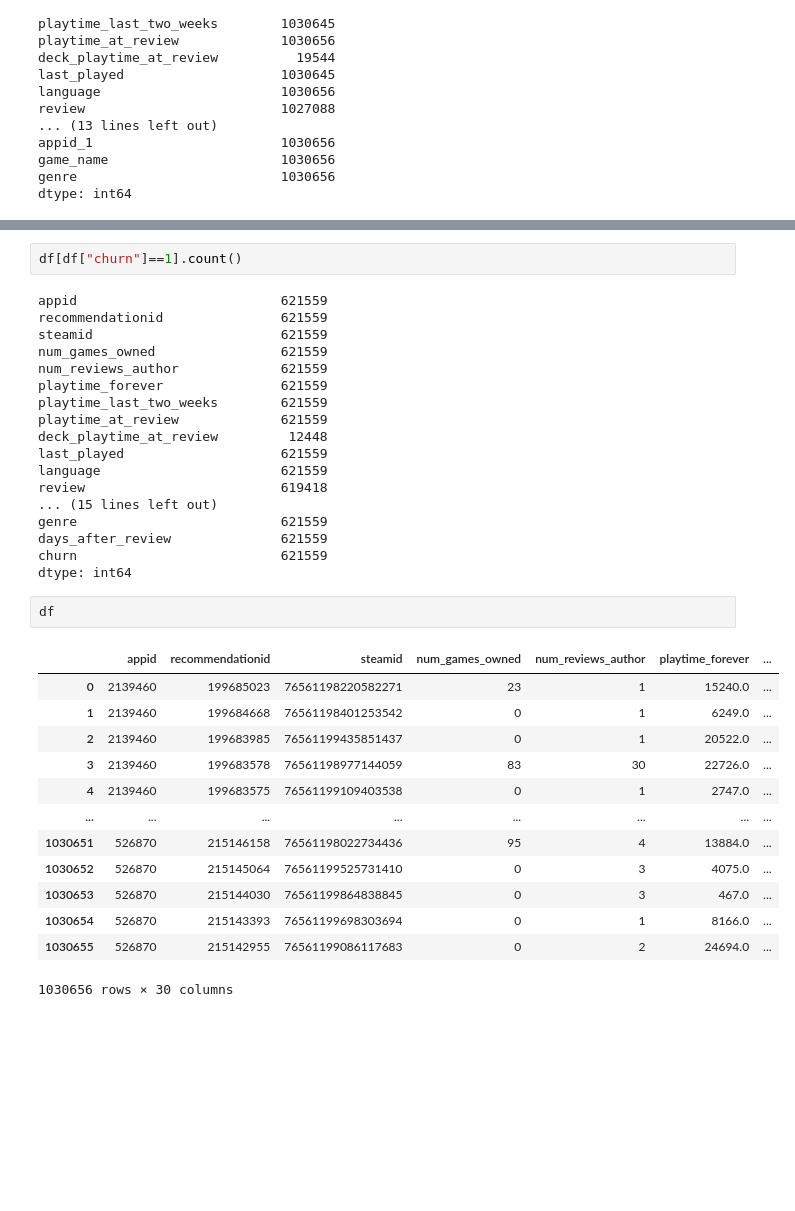
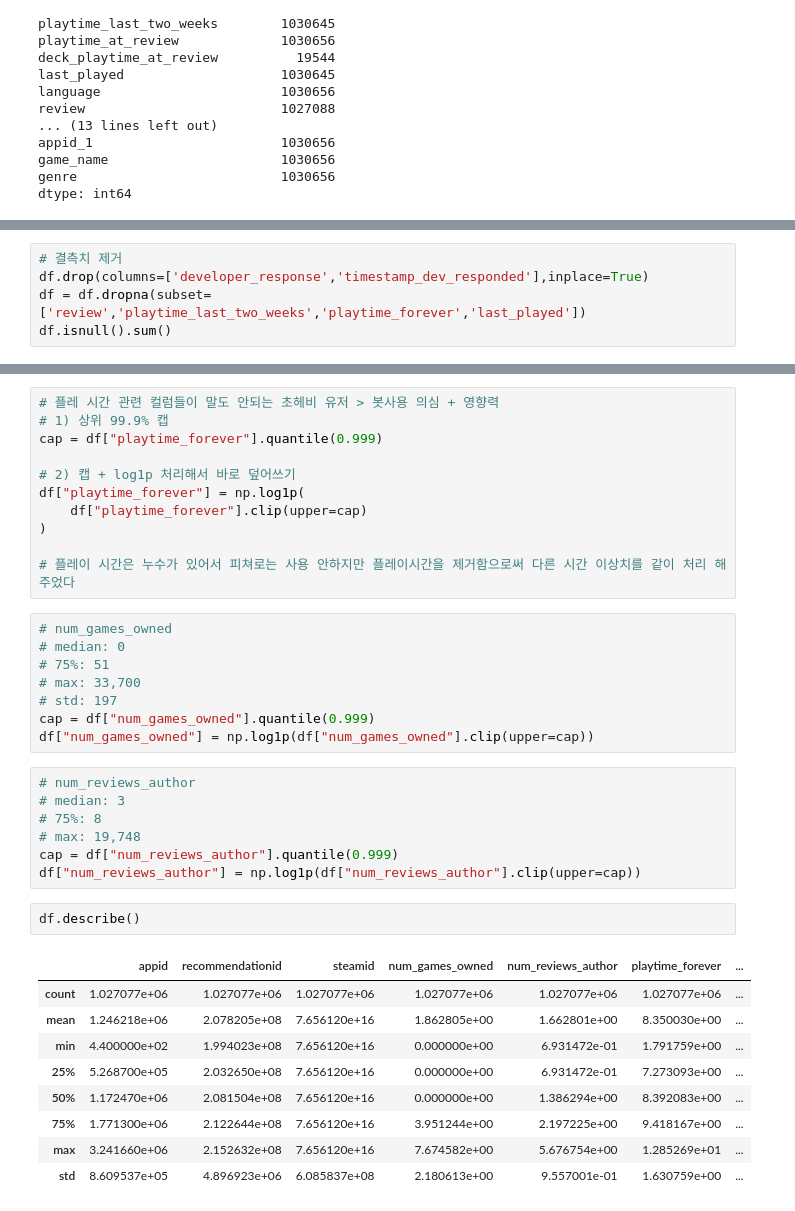
Before and after one commit to clachic00/deep_learning, a Jupyter notebook: steam_review.ipynb, the cells around one changed output, grey strips where cells are left out. Saved outputs shown, nothing was run; the diff lists cells and outputs as text; blank space fills up the shorter version.

```diff
--- a/steam_review.ipynb
+++ b/steam_review.ipynb
@@ -171,0 +321,5 @@ df.loc[df["days_after_review"] < 0, "churn"] = 1
+# %%
+# 결측치 제거
+df.drop(columns=['developer_response','timestamp_dev_responded'],inplace=True)
+df = df.dropna(subset=['review','playtime_last_two_weeks','playtime_forever','last_played'])
+df.isnull().sum()
@@ -174,36 +357,38 @@ df.loc[df["days_after_review"] < 0, "churn"] = 1
-# %%
-df[df["churn"]==1].count()
-# %% [output]
-appid                          621559
-recommendationid               621559
-steamid                        621559
-num_games_owned                621559
-num_reviews_author             621559
-playtime_forever               621559
-playtime_last_two_weeks        621559
-playtime_at_review             621559
-deck_playtime_at_review         12448
-last_played                    621559
-language                       621559
-review                         619418
-... (15 lines left out)
-genre                          621559
-days_after_review              621559
-churn                          621559
-dtype: int64
+# %%
+# 플레 시간 관련 컬럼들이 말도 안되는 초헤비 유저 > 봇사용 의심 + 영향력
+# 1) 상위 99.9% 캡
+cap = df["playtime_forever"].quantile(0.999)
+
+# 2) 캡 + log1p 처리해서 바로 덮어쓰기
+df["playtime_forever"] = np.log1p(
+    df["playtime_forever"].clip(upper=cap)
+)
+
+# 플레이 시간은 누수가 있어서 피쳐로는 사용 안하지만 플레이시간을 제거함으로써 다른 시간 이상치를 같이 처리 해주었다
+# %%
+# num_games_owned
+# median: 0
+# 75%: 51
+# max: 33,700
+# std: 197
+cap = df["num_games_owned"].quantile(0.999)
+df["num_games_owned"] = np.log1p(df["num_games_owned"].clip(upper=cap))
+# %%
+# num_reviews_author
+# median: 3
+# 75%: 8
+# max: 19,748
+cap = df["num_reviews_author"].quantile(0.999)
+df["num_reviews_author"] = np.log1p(df["num_reviews_author"].clip(upper=cap))
 # %%
-df
+df.describe()
 # %% [output]
 |  | appid | recommendationid | steamid | num_games_owned | num_reviews_author | playtime_forever | ... |
-| 0 | 2139460 | 199685023 | 76561198220582271 | 23 | 1 | 15240.0 | ... |
-| 1 | 2139460 | 199684668 | 76561198401253542 | 0 | 1 | 6249.0 | ... |
-| 2 | 2139460 | 199683985 | 76561199435851437 | 0 | 1 | 20522.0 | ... |
-| 3 | 2139460 | 199683578 | 76561198977144059 | 83 | 30 | 22726.0 | ... |
-| 4 | 2139460 | 199683575 | 76561199109403538 | 0 | 1 | 2747.0 | ... |
-| ... | ... | ... | ... | ... | ... | ... | ... |
-| 1030651 | 526870 | 215146158 | 76561198022734436 | 95 | 4 | 13884.0 | ... |
-| 1030652 | 526870 | 215145064 | 76561199525731410 | 0 | 3 | 4075.0 | ... |
-| 1030653 | 526870 | 215144030 | 76561199864838845 | 0 | 3 | 467.0 | ... |
-| 1030654 | 526870 | 215143393 | 76561199698303694 | 0 | 1 | 8166.0 | ... |
-| 1030655 | 526870 | 215142955 | 76561199086117683 | 0 | 2 | 24694.0 | ... |
+| count | 1.027077e+06 | 1.027077e+06 | 1.027077e+06 | 1.027077e+06 | 1.027077e+06 | 1.027077e+06 | ... |
+| mean | 1.246218e+06 | 2.078205e+08 | 7.656120e+16 | 1.862805e+00 | 1.662801e+00 | 8.350030e+00 | ... |
+| min | 4.400000e+02 | 1.994023e+08 | 7.656120e+16 | 0.000000e+00 | 6.931472e-01 | 1.791759e+00 | ... |
+| 25% | 5.268700e+05 | 2.032650e+08 | 7.656120e+16 | 0.000000e+00 | 6.931472e-01 | 7.273093e+00 | ... |
+| 50% | 1.172470e+06 | 2.081504e+08 | 7.656120e+16 | 0.000000e+00 | 1.386294e+00 | 8.392083e+00 | ... |
+| 75% | 1.771300e+06 | 2.122644e+08 | 7.656120e+16 | 3.951244e+00 | 2.197225e+00 | 9.418167e+00 | ... |
+| max | 3.241660e+06 | 2.152632e+08 | 7.656120e+16 | 7.674582e+00 | 5.676754e+00 | 1.285269e+01 | ... |
+| std | 8.609537e+05 | 4.896923e+06 | 6.085837e+08 | 2.180613e+00 | 9.557001e-01 | 1.630759e+00 | ... |
-1030656 rows × 30 columns
```
Also changed, not shown: parts of 32 cells of this notebook.
